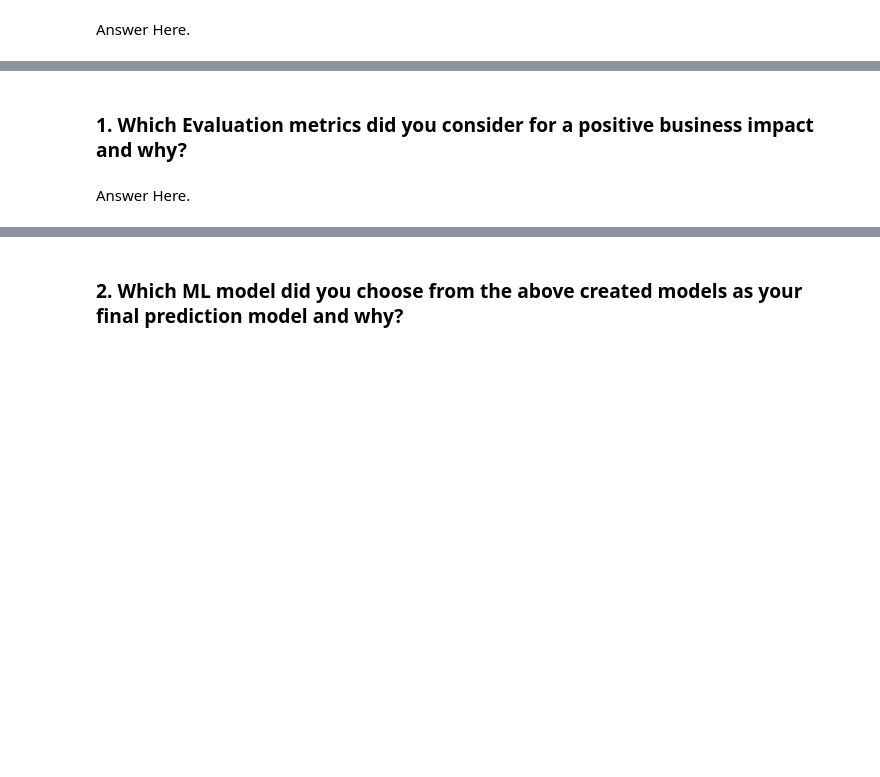
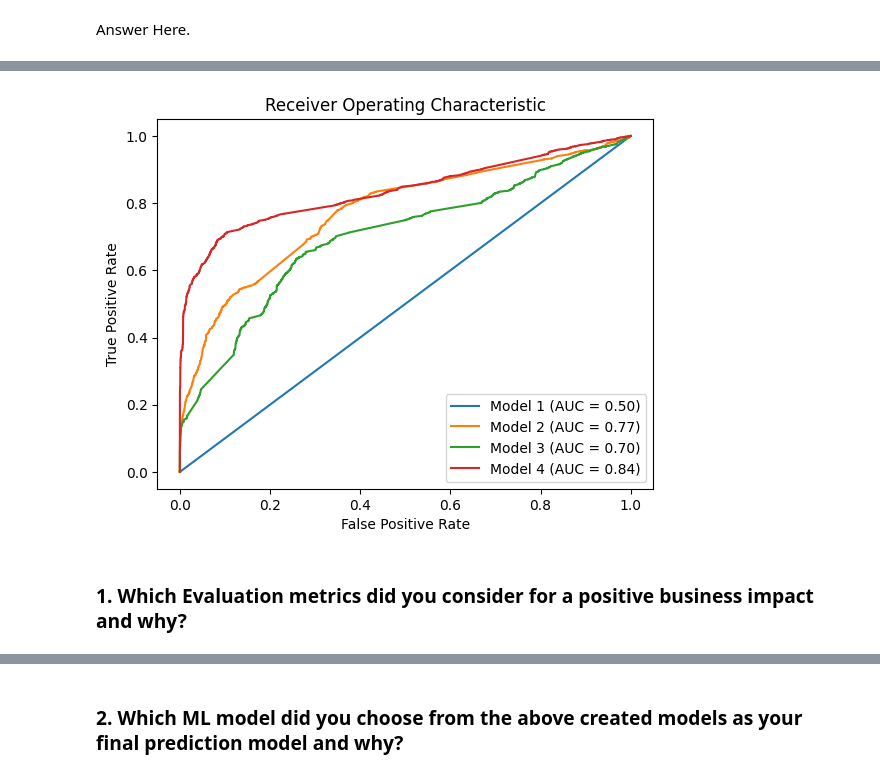
Before and after one commit to Dheeraj-Budhlakoti/Credit_Card_Default_Prediction, a Jupyter notebook: Capstone_Project_Classification_Credit_Card_Default_Prediction (1).ipynb, the cells around one changed output, grey strips where cells are left out. Drawn from its saved outputs; the diff is of its cells as text; code cells hidden in the pictures; blank space fills up the shorter version.

```diff
--- a/Capstone_Project_Classification_Credit_Card_Default_Prediction (1).ipynb
+++ b/Capstone_Project_Classification_Credit_Card_Default_Prediction (1).ipynb
@@ -1461,0 +1597,2 @@ Answer Here.
+# %%
+best_clf3=clf3_grid.best_estimator_
@@ -1469,0 +1618,4 @@ Answer Here.
+# %%
+# ML Model - 3 Implementation
+clf4 = lgb.LGBMClassifier()
+train_model(clf4,X_train_std,X_test_std)
@@ -1469,0 +1646,6 @@ Answer Here.
+# %%
+# ML Model - 3 Implementation with hyperparameter optimization techniques (i.e., GridSearch CV, RandomSearch CV, Bayesian Optimization etc.)
+param_grid={'n_estimators' : [250,350],
+            'max_depth' : [15,20]}
+clf4_grid=GridSearchCV(lgb.LGBMClassifier(),param_grid,scoring='f1',cv=5,verbose=2,n_jobs=-1)
+train_model(clf4_grid,X_train_std,X_test_std)
@@ -1470,4 +1750,36 @@ Answer Here.
+# %%
+# Assuming you have the predicted probabilities and true labels for each model
+pred_prob_model1 = best_clf1.predict_proba(X_test)[:, 1]
+pred_prob_model2 = best_clf2.predict_proba(X_test)[:, 1]
+pred_prob_model3 = best_clf3.predict_proba(X_test)[:, 1]
+pred_prob_model4 = best_clf4.predict_proba(X_test)[:, 1]
+true_labels = y_test
+
+# Compute the ROC curve and AUC for each model
+fpr_model1, tpr_model1, _ = roc_curve(true_labels, pred_prob_model1)
+fpr_model2, tpr_model2, _ = roc_curve(true_labels, pred_prob_model2)
+fpr_model3, tpr_model3, _ = roc_curve(true_labels, pred_prob_model3)
+fpr_model4, tpr_model4, _ = roc_curve(true_labels, pred_prob_model4)
+roc_auc_model1 = auc(fpr_model1, tpr_model1)
+roc_auc_model2 = auc(fpr_model2, tpr_model2)
+roc_auc_model3 = auc(fpr_model3, tpr_model3)
+roc_auc_model4 = auc(fpr_model4, tpr_model4)
+
+# Plot the ROC curves
+plt.plot(fpr_model1, tpr_model1, label='Model 1 (AUC = %0.2f)' % roc_auc_model1)
+plt.plot(fpr_model2, tpr_model2, label='Model 2 (AUC = %0.2f)' % roc_auc_model2)
+plt.plot(fpr_model3, tpr_model3, label='Model 3 (AUC = %0.2f)' % roc_auc_model3)
+plt.plot(fpr_model4, tpr_model4, label='Model 4 (AUC = %0.2f)' % roc_auc_model4)
+
+# Set plot labels and legend
+plt.xlabel('False Positive Rate')
+plt.ylabel('True Positive Rate')
+plt.title('Receiver Operating Characteristic')
+plt.legend(loc='lower right')
+
+# Show the plot
+plt.show()
+# %% [output]
+[figure, added]
 # %% [markdown]
 ### 1. Which Evaluation metrics did you consider for a positive business impact and why?
-# %% [markdown]
-Answer Here.
```
Also changed, not shown: parts of 62 cells of this notebook.
